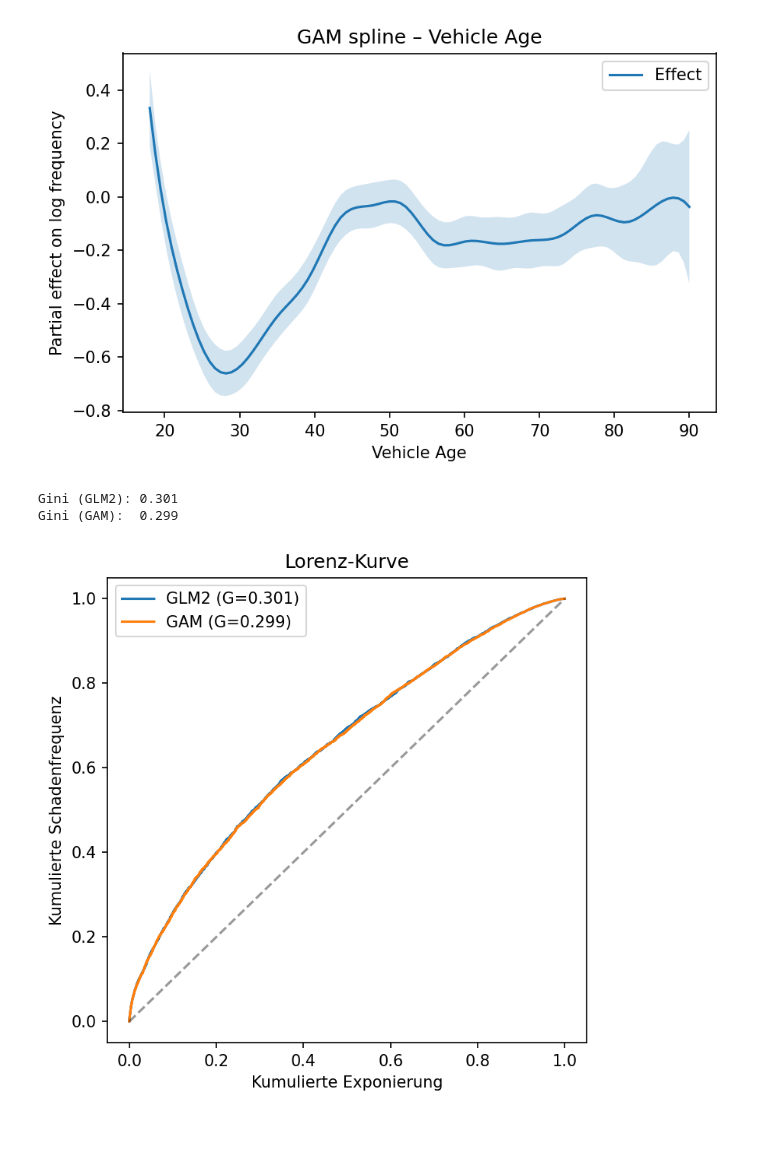
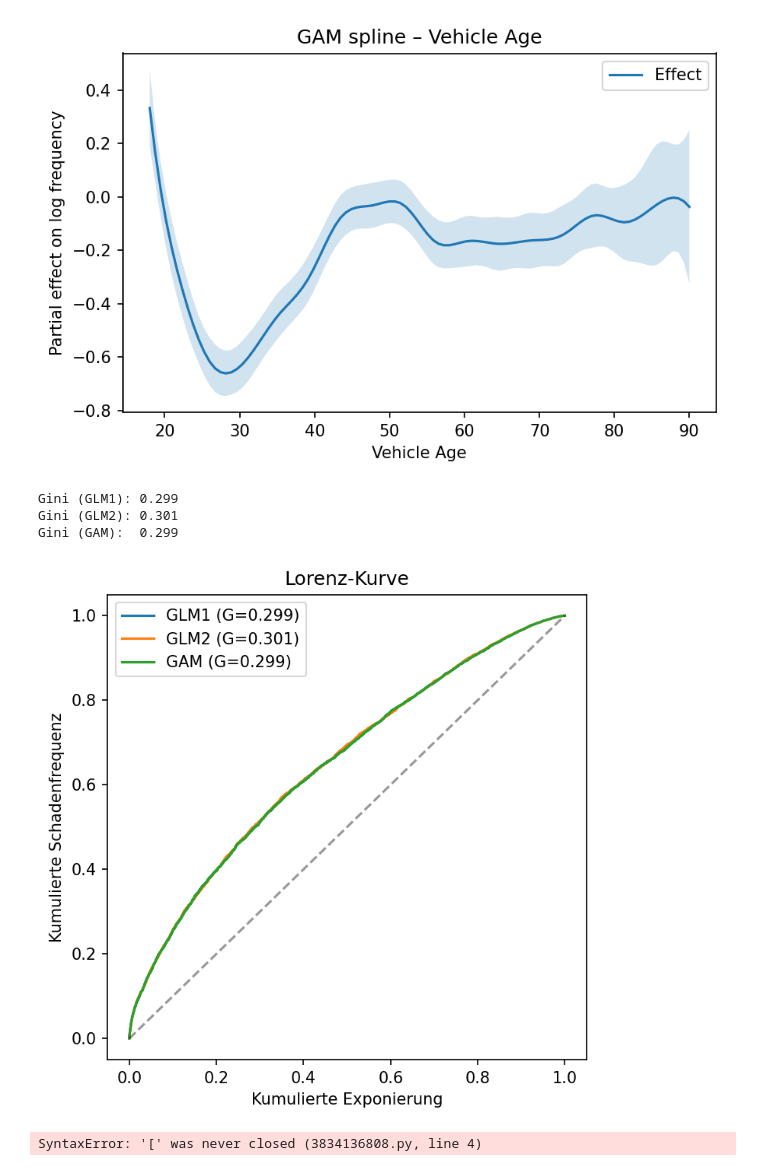
Before and after one commit to FisherSteve/freMTPL2-pricing, a Jupyter notebook: notebooks/03_glm_gam_boosting.ipynb, the cells around one changed output. Drawn from its saved outputs; the diff is of its cells as text; code cells hidden in the pictures; blank space fills up the shorter version.

Commit message:
feat: updated glm_gam plots

```diff
--- a/notebooks/03_glm_gam_boosting.ipynb
+++ b/notebooks/03_glm_gam_boosting.ipynb
@@ -646,36 +646,96 @@ def gini(actual, pred, w=None):
     """Berechnet gewichteten Gini-Koeffizienten."""
     if w is None:
         w = np.ones_like(actual)
     order = np.argsort(-pred)
     actual, w = actual[order], w[order]
     cum_actual = np.cumsum(actual * w)
     cum_weight = np.cumsum(w)
     total_actual = cum_actual[-1]
     total_weight = cum_weight[-1]
     lorenz = cum_actual / total_actual
     cum_weight = cum_weight / total_weight
     gini_coef = 2 * np.trapezoid(lorenz, cum_weight) - 1
     return gini_coef, lorenz, cum_weight
 
 
-g_glm2, lor_glm2, cw = gini(y_test_counts, test_pred_glm2, w_test)
-g_gam,  lor_gam,  _  = gini(y_test_counts, test_pred, w_test)
+# Gini + Lorenz für alle drei Modelle
+g_glm1, lor_glm1, cw = gini(y_test_counts, test_pred_glm1, w_test)
+g_glm2, lor_glm2, _  = gini(y_test_counts, test_pred_glm2, w_test)
+g_gam,  lor_gam,  _  = gini(y_test_counts, test_pred,       w_test)
 
+print(f"Gini (GLM1): {g_glm1:.3f}")
 print(f"Gini (GLM2): {g_glm2:.3f}")
 print(f"Gini (GAM):  {g_gam:.3f}")
 
-# Lorenz-Plot speichern
+# Lorenz-Kurve
 plt.figure(figsize=(5,5), dpi=150)
+plt.plot(cw, lor_glm1, label=f"GLM1 (G={g_glm1:.3f})")
 plt.plot(cw, lor_glm2, label=f"GLM2 (G={g_glm2:.3f})")
-plt.plot(cw, lor_gam, label=f"GAM (G={g_gam:.3f})")
+plt.plot(cw, lor_gam,  label=f"GAM (G={g_gam:.3f})")
 plt.plot([0,1],[0,1],'k--',alpha=0.4)
 plt.xlabel("Kumulierte Exponierung")
 plt.ylabel("Kumulierte Schadenfrequenz")
 plt.title("Lorenz-Kurve")
-plt.legend(); plt.tight_layout()
+plt.legend()
+plt.tight_layout()
 plt.savefig("../figures/lorenz_glm_gam.png", dpi=150, bbox_inches="tight")
 plt.show()
 # %% [output]
+Gini (GLM1): 0.299
 Gini (GLM2): 0.301
 Gini (GAM):  0.299
-[figure, old version]
+[figure, new version]
+# %%
+models = ["GLM1", "GLM2", "GAM"]
+
+# PDW (Test)
+pdw_vals = [
+    float(pdw_glm1_test),
+    float(pdw_g2),
+    float(pdw_g1)
+
+# Gini – aus deinem Gini-Block
+gini_vals = [float(g_glm1), float(g_glm2), float(g_gam)]
+
+# Kalibrierung (Claim Frequency) – trage real ein, falls als Variablen vorhanden
+cf_actual = 7.38
+cf_pred   = 7.36
+calib_delta = cf_pred - cf_actual   # sollte nahe 0 liegen
+
+# Figure
+os.makedirs("../figures", exist_ok=True)
+fig, axes = plt.subplots(1, 2, figsize=(8.5, 4), dpi=150)
+ax1, ax2 = axes
+
+# --- PDW (lower is better) ---
+y = np.arange(len(models))
+ax1.barh(y, pdw_vals)
+ax1.set_yticks(y, labels=models)
+ax1.invert_yaxis()
+ax1.set_xlabel("Poisson-Deviance (Test) ↓")
+# kleinste PDW markieren
+best_idx = int(np.argmin(pdw_vals))
+ax1.barh(best_idx, pdw_vals[best_idx])  # (Farben nicht setzen → default)
+for i, v in enumerate(pdw_vals):
+    ax1.text(v, i, f" {v:.2f}%", va="center")
+
+# --- Gini (higher is better) ---
+ax2.barh(y, gini_vals)
+ax2.set_yticks(y, labels=models)
+ax2.invert_yaxis()
+ax2.set_xlabel("Gini ↑")
+best_idx_g = int(np.argmax(gini_vals))
+ax2.barh(best_idx_g, gini_vals[best_idx_g])
+for i, v in enumerate(gini_vals):
+    ax2.text(v, i, f" {v:.3f}", va="center")
+
+# --- kleine Kalibrierungsbox unten ---
+txt = f"Calibration (Test CF): Actual {cf_actual:.2f}% vs. Pred {cf_pred:.2f}%  •  Δ = {calib_delta:+.2f} pp"
+fig.suptitle("Model Performance Summary", y=0.98, fontsize=12)
+fig.text(0.5, 0.02, txt, ha="center")
+
+plt.tight_layout(rect=[0, 0.05, 1, 0.95])
+plt.savefig("../figures/perf_summary.png", bbox_inches="tight", dpi=150)
+plt.show()
+# %% [output]
+SyntaxError: '[' was never closed (3834136808.py, line 4)
```
